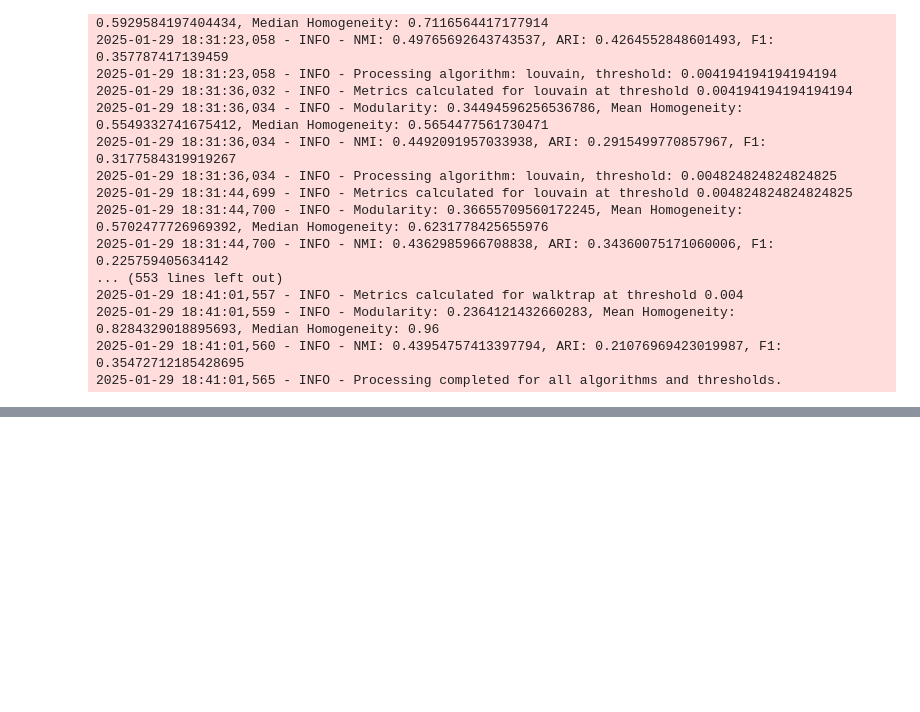
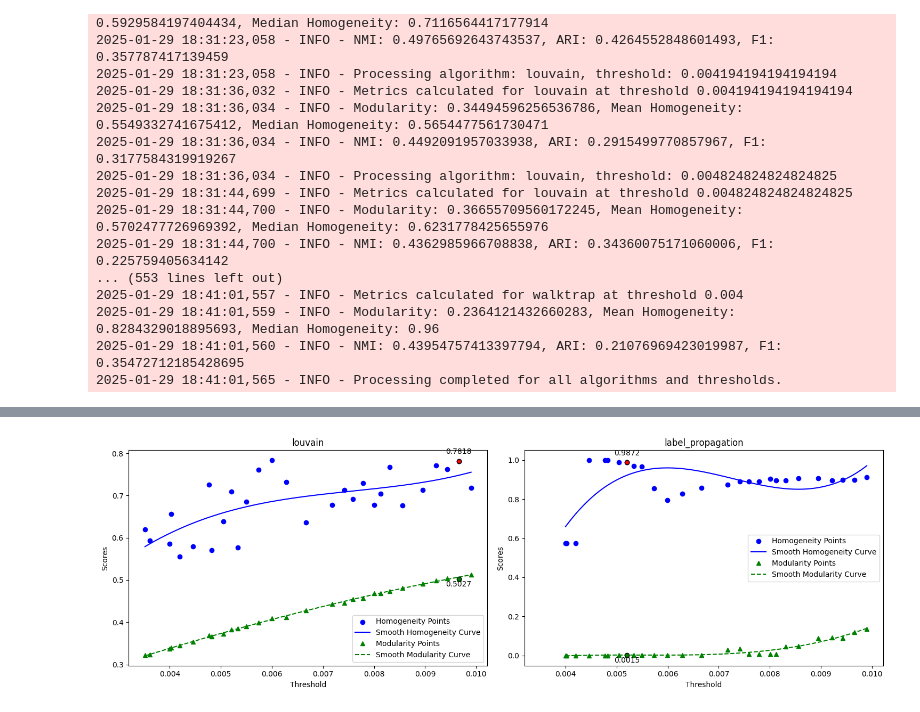
Before and after one commit to kernelism/community-classification-reddit, a Jupyter notebook: notebooks_v2/cd.ipynb, the cells around one changed output, grey strips where cells are left out. Saved outputs shown, nothing was run; the diff lists cells and outputs as text; code cells hidden in the pictures; blank space fills up the shorter version.

```diff
--- a/notebooks_v2/cd.ipynb
+++ b/notebooks_v2/cd.ipynb
@@ -498,8 +561,3 @@ logger.info("Processing completed for all algorithms and thresholds.")
 2025-01-29 18:41:01,559 - INFO - Modularity: 0.2364121432660283, Mean Homogeneity: 0.8284329018895693, Median Homogeneity: 0.96
 2025-01-29 18:41:01,560 - INFO - NMI: 0.43954757413397794, ARI: 0.21076969423019987, F1: 0.35472712185428695
 2025-01-29 18:41:01,565 - INFO - Processing completed for all algorithms and thresholds.
-# %%
-metrics_c = dict(metrics)
-# save metrics to ./metrics/cd_metrics.pkl
-with open('./metrics/cd_metrics.pkl', 'wb') as f:
-    pickle.dump(metrics_c, f)
@@ -542,0 +633,14 @@ for algorithm in metrics:
+# %%
+existing_metrics = load_pickle('./metrics/cd_metrics.pkl')
+
+# combine existing metrics and metrics_sh
+for algorithm, thresholds in metrics_sh.items():
+    for threshold, values in thresholds.items():
+        if algorithm not in existing_metrics:
+            existing_metrics[algorithm] = {}
+        existing_metrics[algorithm][threshold] = values
+
+dump_pickle(existing_metrics, './metrics/cd_metrics.pkl')
+# %%
+existing_metrics = load_pickle('./metrics/cd_metrics.pkl')
+print(existing_metrics.keys())
@@ -542,0 +649,66 @@ for algorithm in metrics:
+# %%
+def plot(data, algorithms, target_threshold=[]):
+    fig, axes = plt.subplots(nrows=1, ncols=2, figsize=(15, 5), sharex=True, sharey=False)
+    axes = axes.flatten()  # Flatten the array of axes for easier iteration
+
+    for idx, algo in enumerate(algorithms):
+        thresholds = np.array(list(data[algo].keys()))
+        homogeneities = np.array([data[algo][threshold]['mean_homogeneity'] for threshold in thresholds])
+        modularities = np.array([data[algo][threshold]['modularity'] for threshold in thresholds])
+
+        # Sorting data for plotting
+        sorted_indices = np.argsort(thresholds)
+        thresholds = thresholds[sorted_indices]
+        homogeneities = homogeneities[sorted_indices]
+        modularities = modularities[sorted_indices]
+
+        # Fit a smooth line for homogeneity
+        z_homogeneity = np.polyfit(thresholds, homogeneities, 3)  # Cubic polynomial
+        p_homogeneity = np.poly1d(z_homogeneity)
+
+        # Generate a smooth range of thresholds for smoother curve
+        smooth_thresholds = np.linspace(thresholds.min(), thresholds.max(), 500)
+        smooth_homogeneities = p_homogeneity(smooth_thresholds)
+
+        # Fit a smooth line for modularity
+        z_modularity = np.polyfit(thresholds, modularities, 3)  # Cubic polynomial
+        p_modularity = np.poly1d(z_modularity)
+        smooth_modularities = p_modularity(smooth_thresholds)
+
+        # Plotting each algorithm's homogeneity data
+        axes[idx].scatter(thresholds, homogeneities, color='blue', label='Homogeneity Points')
+        axes[idx].plot(smooth_thresholds, smooth_homogeneities, 'b-', label='Smooth Homogeneity Curve')
+
+        # Plotting each algorithm's modularity data
+        axes[idx].plot(thresholds, modularities, 'g^', label='Modularity Points')
+        axes[idx].plot(smooth_thresholds, smooth_modularities, 'g--', label='Smooth Modularity Curve')
+
+        if target_threshold[idx] is not None and target_threshold[idx] in thresholds:
+            tgt = target_threshold[idx]
+            target_index = np.where(thresholds == tgt)[0][0]
+            target_homogeneity = homogeneities[target_index]
+            target_modularity = modularities[target_index]
+
+            axes[idx].scatter(tgt, target_homogeneity, color='red', edgecolor='black', zorder=5)
+            axes[idx].annotate(f'{target_homogeneity:.4f}', (tgt, target_homogeneity),
+                               textcoords="offset points", xytext=(0,10), ha='center')
+
+            # Optionally mark modularity at the target threshold
+            axes[idx].scatter(tgt, target_modularity, color='green', edgecolor='black', zorder=5)
+            axes[idx].annotate(f'{target_modularity:.4f}', (tgt, target_modularity),
+                               textcoords="offset points", xytext=(0,-10), ha='center')
+
+        axes[idx].set_title(algo)
+        axes[idx].set_xlabel('Threshold')
+        axes[idx].set_ylabel('Scores')
+        axes[idx].legend()
+
+    plt.tight_layout()
+    plt.show()
+
+# Example usage with target_threshold=0.0059
+plot(existing_metrics, community_detection_algorithms[:2], target_threshold=[0.00965965965965966, 0.005205205205205205])
+plot(existing_metrics, community_detection_algorithms[2:4], target_threshold=[0.007177177177177177, 0.009429429429429429])
+plot(existing_metrics, community_detection_algorithms[4:6], target_threshold=[0.00965965965965966, 0.00965965965965966])
+# %% [output]
+[figure, added]
```
Also changed, not shown: parts of 18 cells of this notebook, 6 other files.
